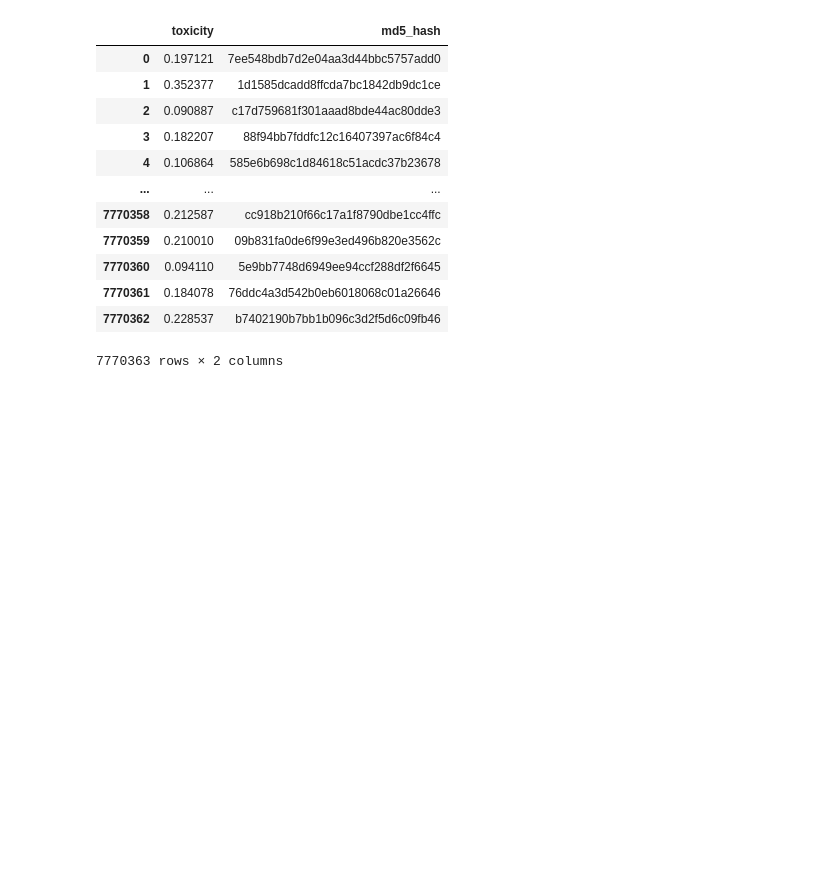
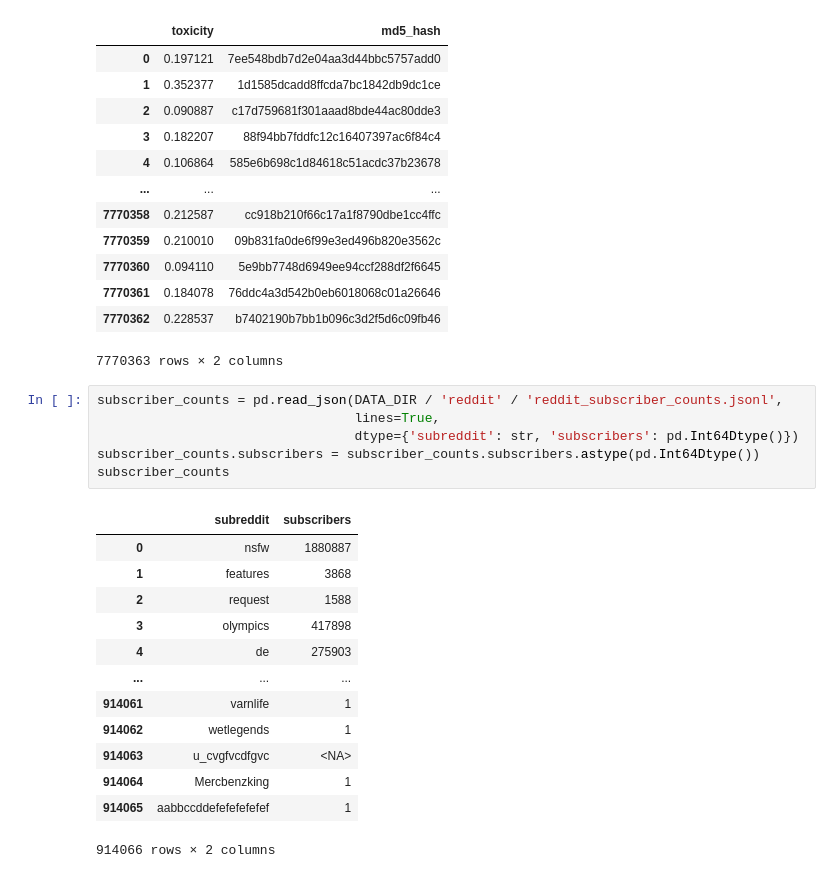
Before and after one commit to allenai/real-toxicity-prompts, a Jupyter notebook: notebooks/corpus_viz_data.ipynb, the cells around one changed output. Drawn from its saved outputs; the diff is of its cells as text; blank space fills up the shorter version.

```diff
--- a/notebooks/corpus_viz_data.ipynb
+++ b/notebooks/corpus_viz_data.ipynb
@@ -103,3 +94,23 @@ toxicity
 | 7770361 | 0.184078 | 76ddc4a3d542b0eb6018068c01a26646 |
 | 7770362 | 0.228537 | b7402190b7bb1b096c3d2f5d6c09fb46 |
 7770363 rows × 2 columns
+# %%
+subscriber_counts = pd.read_json(DATA_DIR / 'reddit' / 'reddit_subscriber_counts.jsonl',
+                                 lines=True,
+                                 dtype={'subreddit': str, 'subscribers': pd.Int64Dtype()})
+subscriber_counts.subscribers = subscriber_counts.subscribers.astype(pd.Int64Dtype())
+subscriber_counts
+# %% [output]
+|  | subreddit | subscribers |
+| 0 | nsfw | 1880887 |
+| 1 | features | 3868 |
+| 2 | request | 1588 |
+| 3 | olympics | 417898 |
+| 4 | de | 275903 |
+| ... | ... | ... |
+| 914061 | varnlife | 1 |
+| 914062 | wetlegends | 1 |
+| 914063 | u_cvgfvcdfgvc | <NA> |
+| 914064 | Mercbenzking | 1 |
+| 914065 | aabbccddefefefefefef | 1 |
+914066 rows × 2 columns
```
Also changed, not shown: parts of 6 cells of this notebook, 1 other file.
